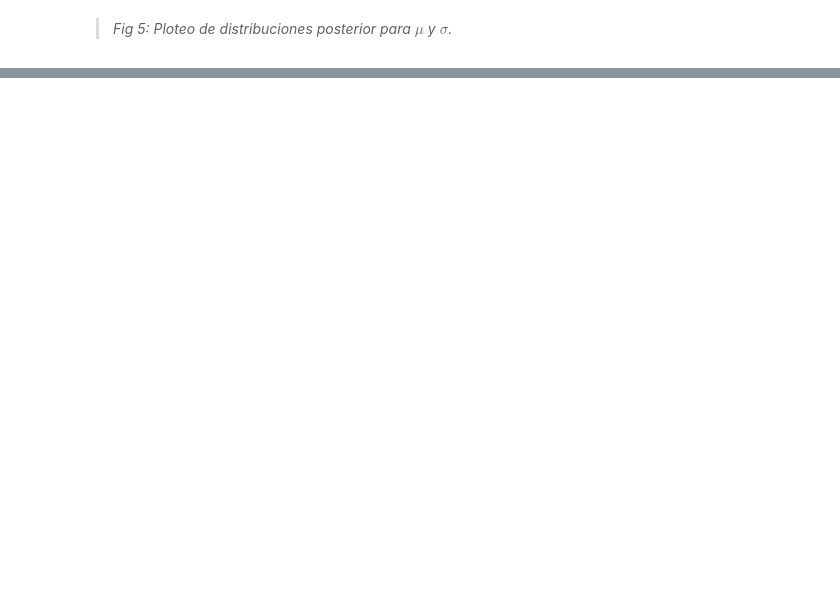
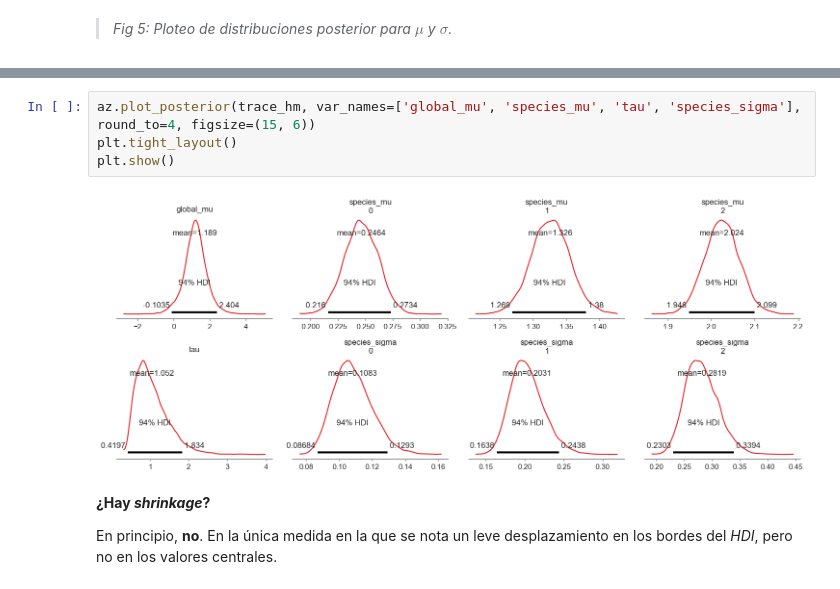
Before and after one commit to jaspina-unsam/tp_integrador_eei2, a Jupyter notebook: notebooks/Parte1.ipynb, the cells around one changed output, grey strips where cells are left out. Cells and saved outputs as stored; diff of their text form; blank space fills up the shorter version.

```diff
--- a/notebooks/Parte1.ipynb
+++ b/notebooks/Parte1.ipynb
@@ -244,0 +286,10 @@ plt.show()
+# %%
+az.plot_posterior(trace_hm, var_names=['global_mu', 'species_mu', 'tau', 'species_sigma'], round_to=4, figsize=(15, 6))
+plt.tight_layout()
+plt.show()
+# %% [output]
+[figure, added]
+# %% [markdown]
+**¿Hay _shrinkage_?**
+
+En principio, **no**. En la única medida en la que se nota un leve desplazamiento en los bordes del _HDI_, pero no en los valores centrales.
```
Also changed, not shown: parts of 4 cells of this notebook.
